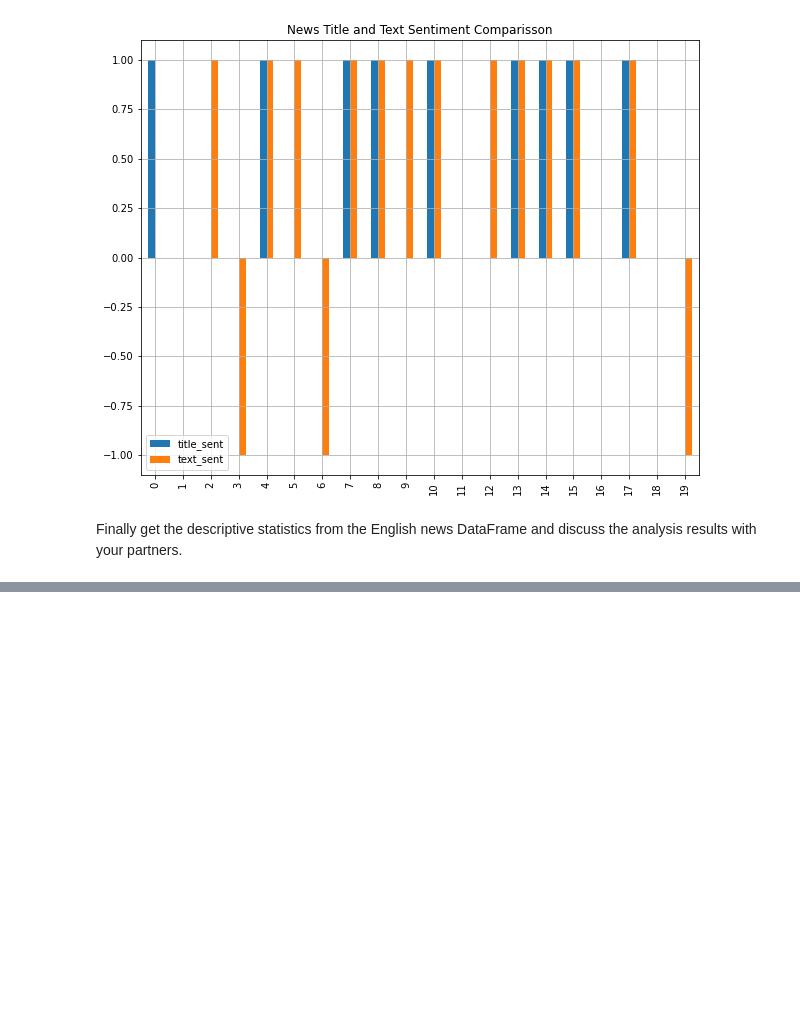
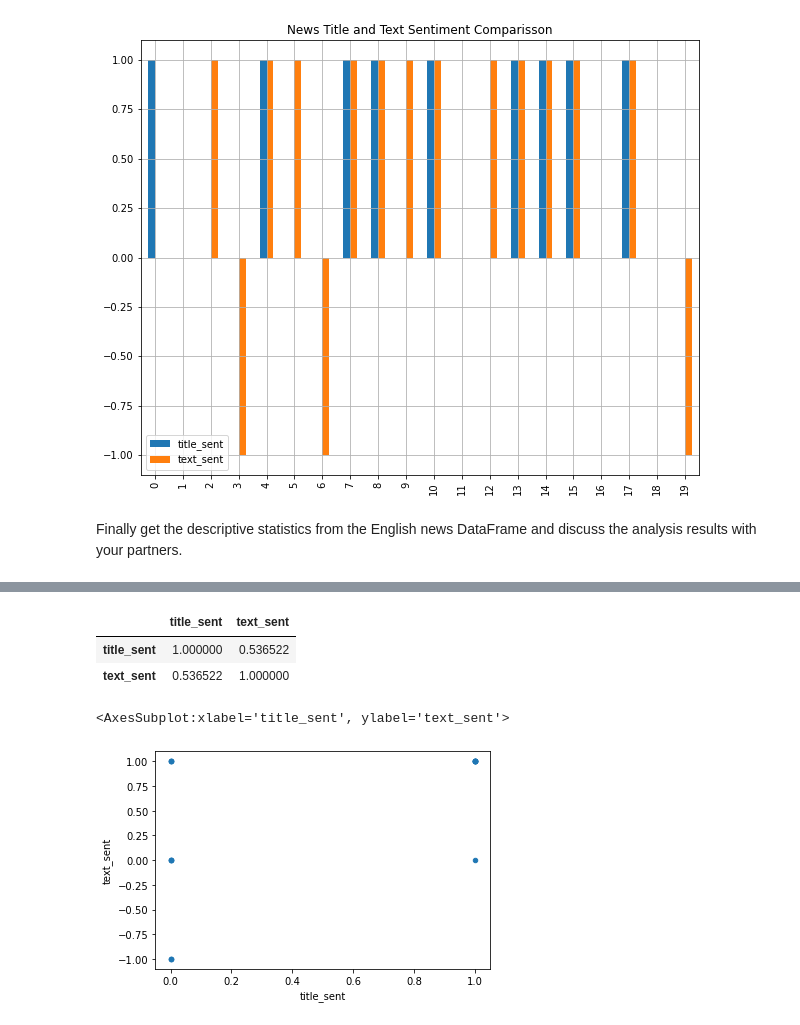
Before and after one commit to satishsurath/OnlineResources, a Jupyter notebook: PythonJupyterNotebooks/Week12-Day2-Activity6-blockchain_sentiment.ipynb, the cells around one changed output, grey strips where cells are left out. Saved outputs shown, nothing was run; the diff lists cells and outputs as text; code cells hidden in the pictures; blank space fills up the shorter version.

```diff
--- a/PythonJupyterNotebooks/Week12-Day2-Activity6-blockchain_sentiment.ipynb
+++ b/PythonJupyterNotebooks/Week12-Day2-Activity6-blockchain_sentiment.ipynb
@@ -170 +170,3 @@ news_en_df.describe()
 | max | 0.735100 | 0.310000 | 1.000000 | 0.0 | 1.000000 | 0.890800 | 0.232000 | 1.000000 | ... |
+# %%
+df_news_en_corr = news_en_df[["title_sent","text_sent"]]
@@ -170,0 +182,12 @@ news_en_df.describe()
+# %%
+df_news_en_corr.corr()
+# %% [output]
+|  | title_sent | text_sent |
+| title_sent | 1.000000 | 0.536522 |
+| text_sent | 0.536522 | 1.000000 |
+# %%
+df_news_en_corr.plot.scatter(x='title_sent',
+...                       y='text_sent')
+# %% [output]
+<AxesSubplot:xlabel='title_sent', ylabel='text_sent'>
+[figure, added]
```
Also changed, not shown: parts of 2 cells of this notebook, 3 other files.
